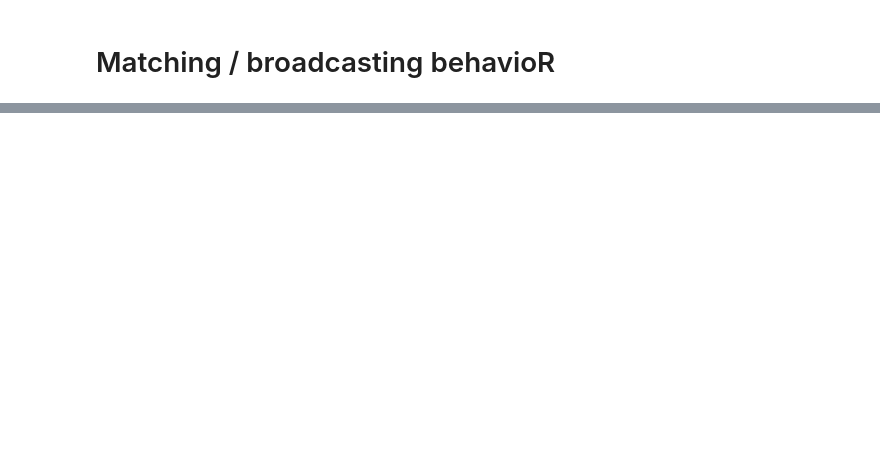
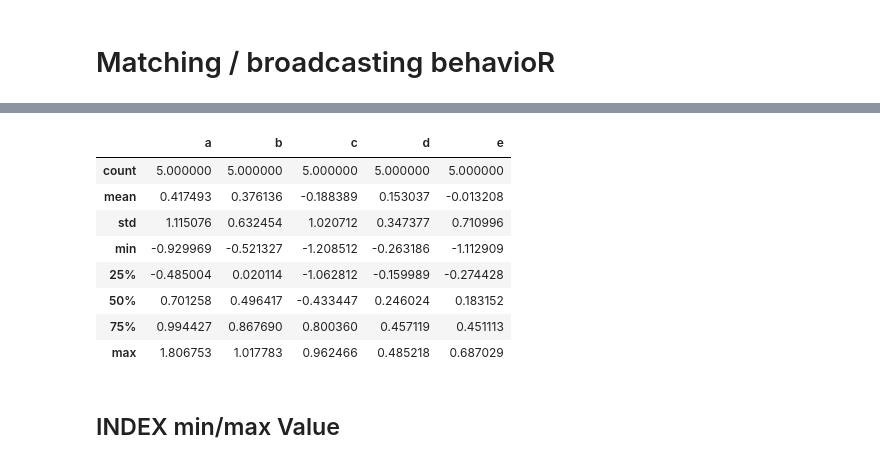
Before and after one commit to philipsales/pandas-jupterlab, a Jupyter notebook: DataStructures/BasicFunctions.ipynb, the cells around one changed output, grey strips where cells are left out. Cells and saved outputs as stored; diff of their text form; code cells hidden in the pictures; blank space fills up the shorter version.

```diff
--- a/DataStructures/BasicFunctions.ipynb
+++ b/DataStructures/BasicFunctions.ipynb
@@ -76,0 +351,14 @@ df.sub(column,axis='index')
+# %%
+frame.describe()
+# %% [output]
+|  | a | b | c | d | e |
+| count | 5.000000 | 5.000000 | 5.000000 | 5.000000 | 5.000000 |
+| mean | 0.417493 | 0.376136 | -0.188389 | 0.153037 | -0.013208 |
+| std | 1.115076 | 0.632454 | 1.020712 | 0.347377 | 0.710996 |
+| min | -0.929969 | -0.521327 | -1.208512 | -0.263186 | -1.112909 |
+| 25% | -0.485004 | 0.020114 | -1.062812 | -0.159989 | -0.274428 |
+| 50% | 0.701258 | 0.496417 | -0.433447 | 0.246024 | 0.183152 |
+| 75% | 0.994427 | 0.867690 | 0.800360 | 0.457119 | 0.451113 |
+| max | 1.806753 | 1.017783 | 0.962466 | 0.485218 | 0.687029 |
+# %% [markdown]
+## INDEX min/max Value
```
Also changed, not shown: parts of 214 cells of this notebook, 1 other file.
